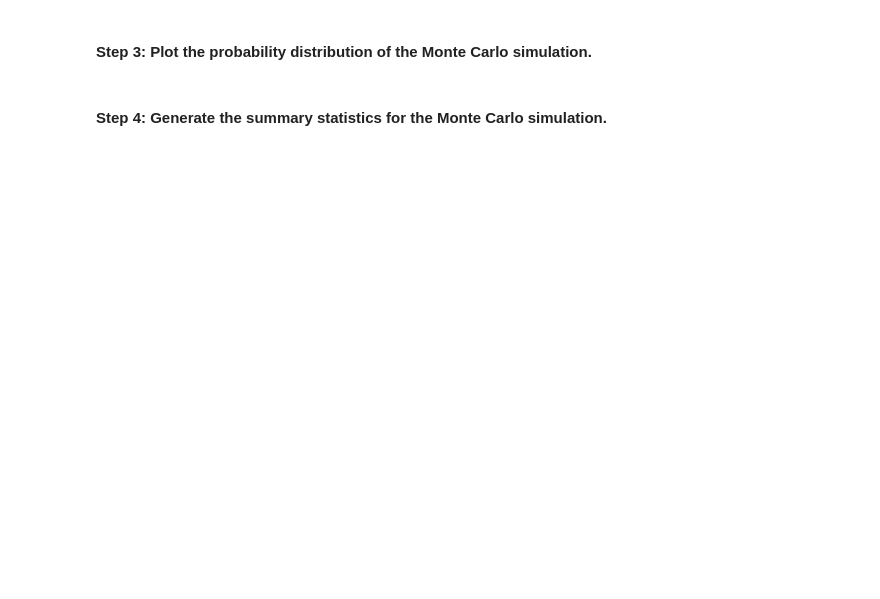
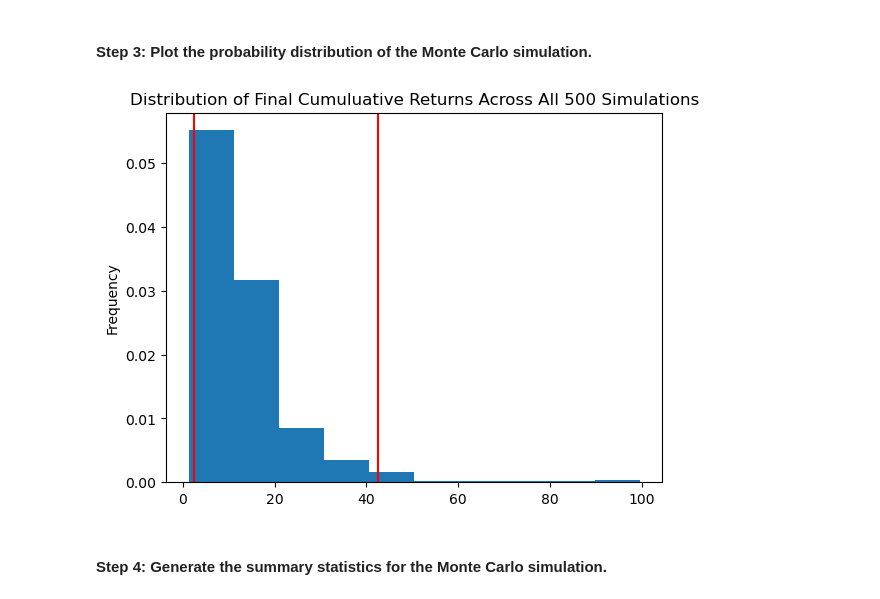
Before and after one commit to rachelphillips1/FinTech-Mod5-Challenge, a Jupyter notebook: financial_planning_tools.ipynb, the cells around one changed output. Drawn from its saved outputs; the diff is of its cells as text; code cells hidden in the pictures; blank space fills up the shorter version.

```diff
--- a/financial_planning_tools.ipynb
+++ b/financial_planning_tools.ipynb
@@ -445,7 +535,9 @@ In this section, you’ll use the MCForecastTools library to create a Monte Carl
 # %%
 # Visualize the probability distribution of the 30-year Monte Carlo simulation
 # by plotting a histogram
-# YOUR CODE HERE
+MC_sim_dist_plot_thirtyyear=MC_thirtyyear.plot_distribution()
+# %% [output]
+[figure, added]
 # %% [markdown]
 #### Step 4: Generate the summary statistics for the Monte Carlo simulation.
 # %%
```
Also changed, not shown: parts of 31 cells of this notebook, 1 other file.
